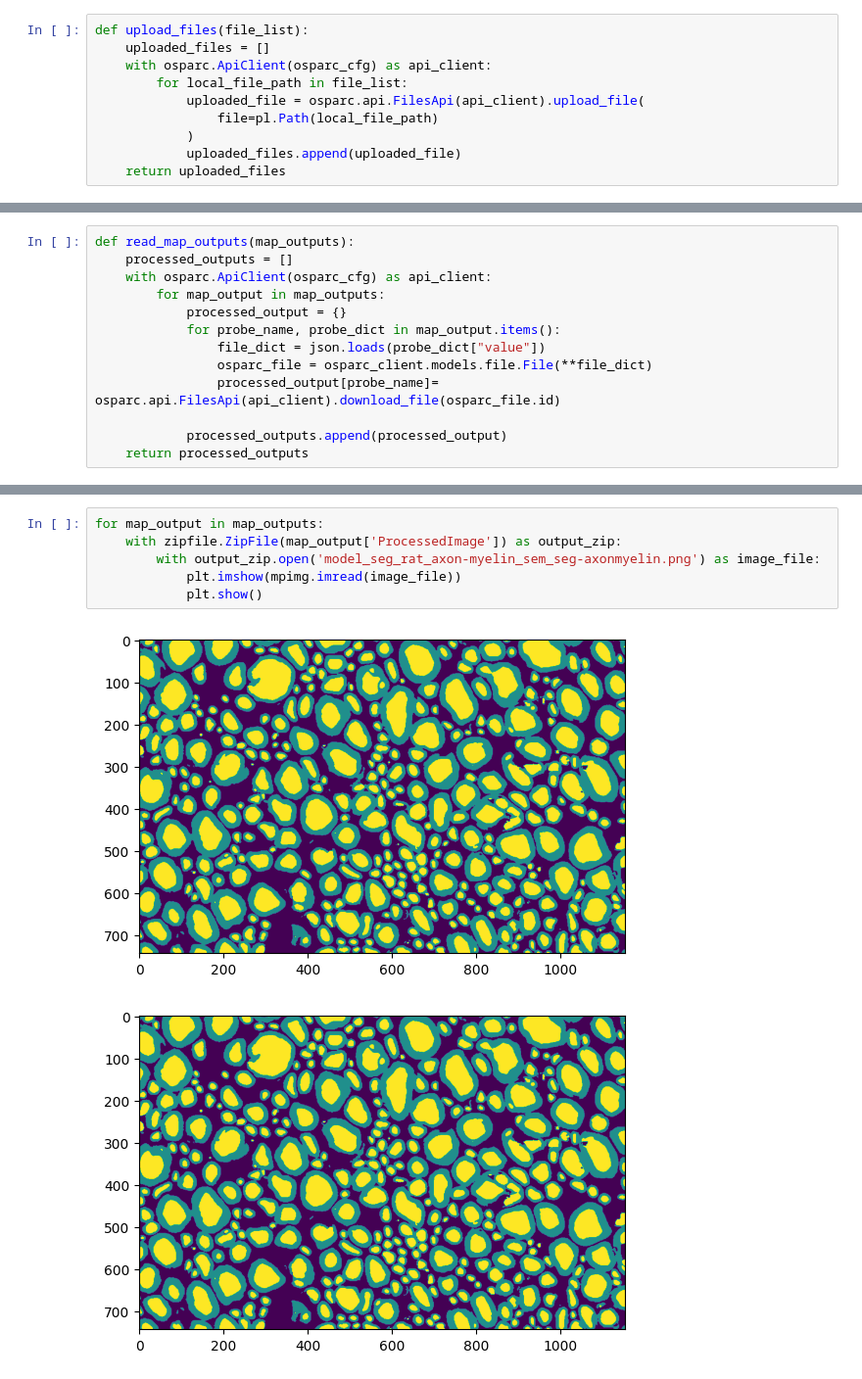
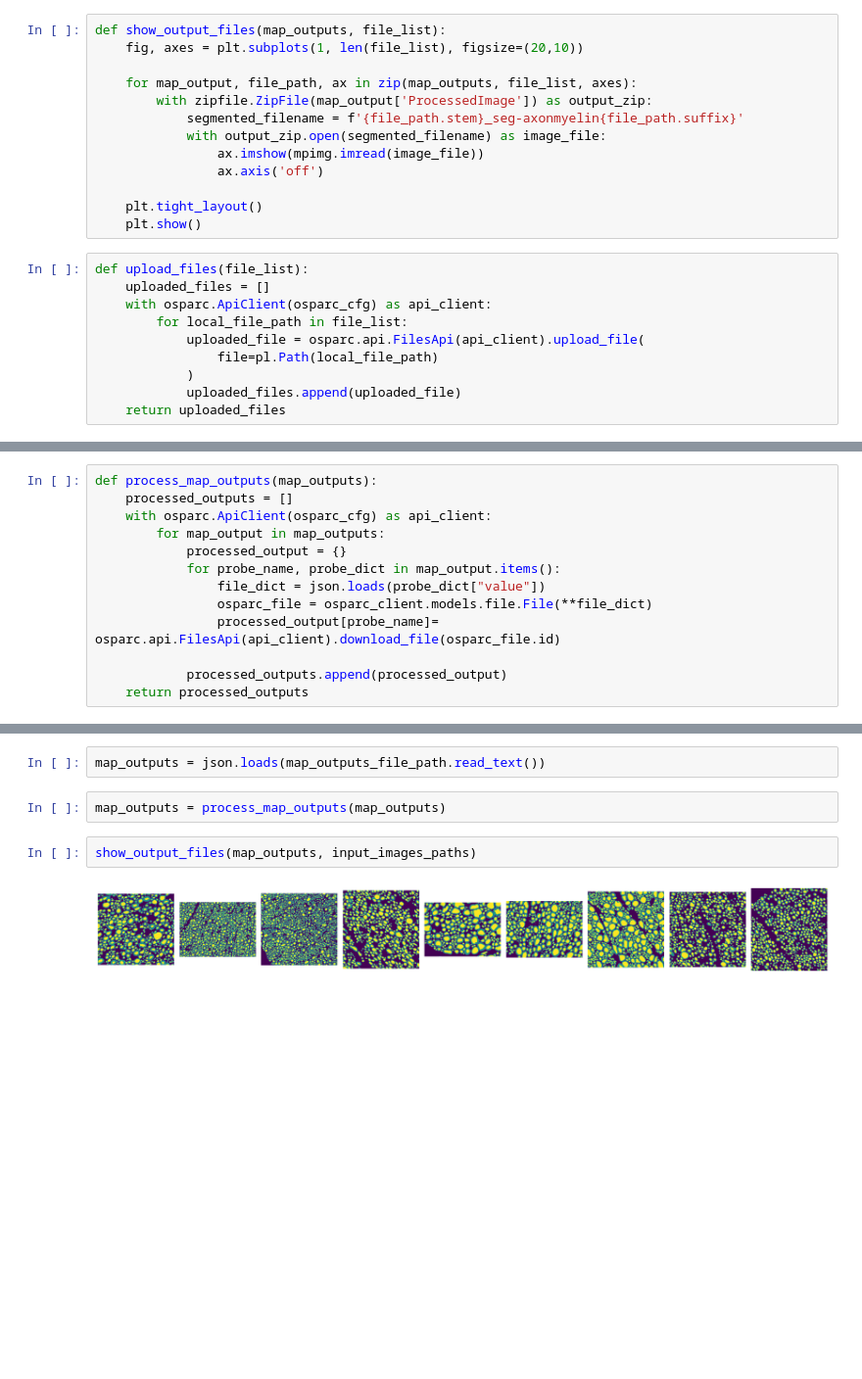
Before and after one commit to wvangeit/dakopt_examples, a Jupyter notebook: axonds1/notebook/AxonDeepSeg.ipynb, the cells around one changed output, grey strips where cells are left out. Shown at 98% size. Drawn from its saved outputs; the diff is of its cells as text; blank space fills up the shorter version.

```diff
--- a/axonds1/notebook/AxonDeepSeg.ipynb
+++ b/axonds1/notebook/AxonDeepSeg.ipynb
@@ -39,3 +49,16 @@ def show_input_files(file_list):
+# %%
+def show_output_files(map_outputs, file_list):
+    fig, axes = plt.subplots(1, len(file_list), figsize=(20,10))
+
+    for map_output, file_path, ax in zip(map_outputs, file_list, axes):
+        with zipfile.ZipFile(map_output['ProcessedImage']) as output_zip:
+            segmented_filename = f'{file_path.stem}_seg-axonmyelin{file_path.suffix}'
+            with output_zip.open(segmented_filename) as image_file:
+                ax.imshow(mpimg.imread(image_file))
+                ax.axis('off')
+
+    plt.tight_layout()
+    plt.show()
 # %%
 def upload_files(file_list):
     uploaded_files = []
@@ -68,7 +96,7 @@ def create_map_inputs(up_file_list):
         })
     return map_inputs
 # %%
-def read_map_outputs(map_outputs):
+def process_map_outputs(map_outputs):
     processed_outputs = []
     with osparc.ApiClient(osparc_cfg) as api_client:
         for map_output in map_outputs:
@@ -98,10 +124,9 @@ map_outputs = read_map_outputs(map.evaluate(map_inputs))
+# %%
+map_outputs = json.loads(map_outputs_file_path.read_text())
+# %%
+map_outputs = process_map_outputs(map_outputs)
 # %%
-for map_output in map_outputs:
-    with zipfile.ZipFile(map_output['ProcessedImage']) as output_zip:
-        with output_zip.open('model_seg_rat_axon-myelin_sem_seg-axonmyelin.png') as image_file:
-            plt.imshow(mpimg.imread(image_file))
-            plt.show()
+show_output_files(map_outputs, input_images_paths)
 # %% [output]
-[figure, old version]
+[figure, new version]
-[figure, removed]
 # %%
```
Also changed, not shown: parts of 11 cells of this notebook, 23 other files.
